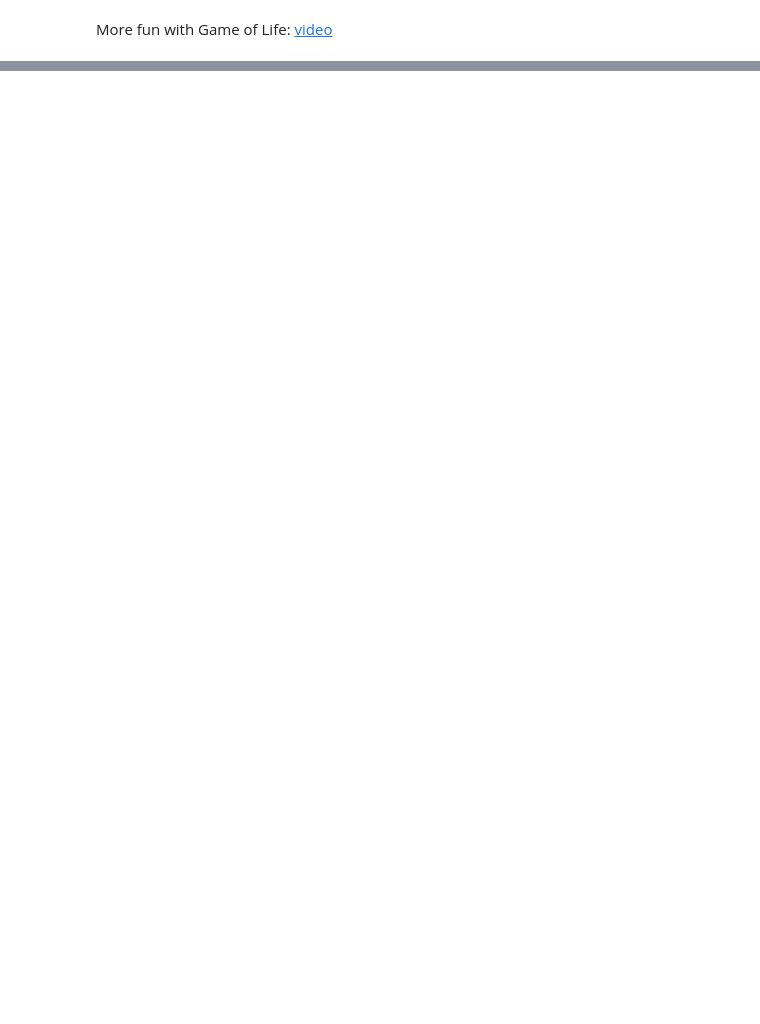
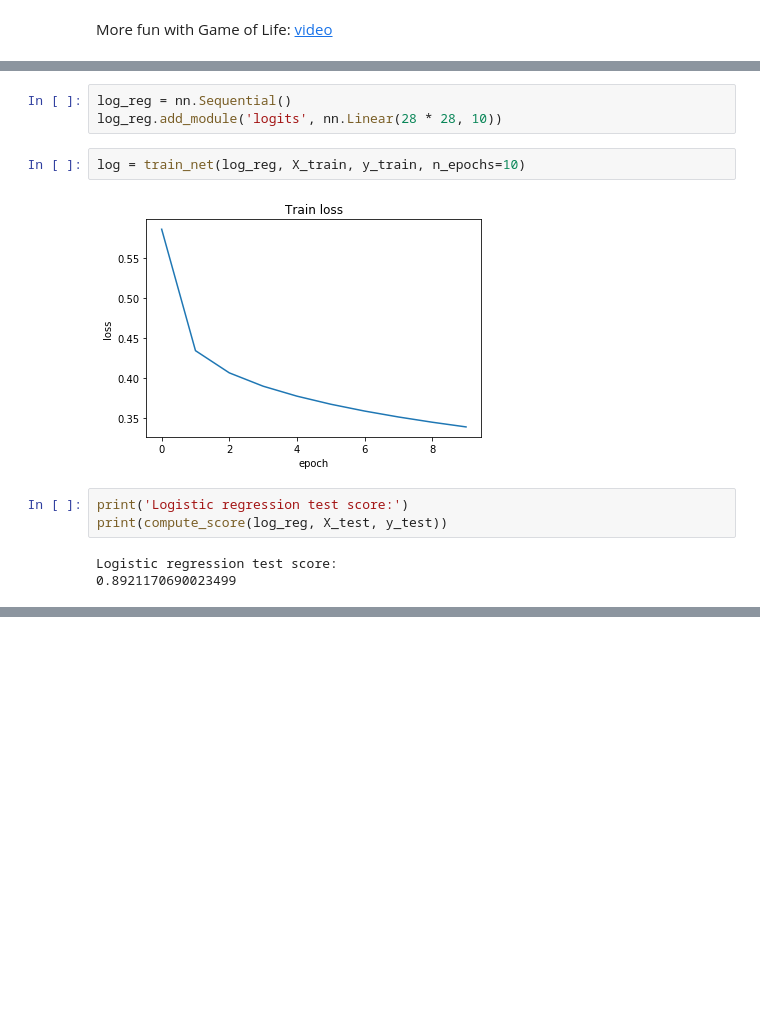
Before and after one commit to kuynzereb/Practical_DL, a Jupyter notebook: homework02/homework_part1.ipynb, the cells around one changed output, grey strips where cells are left out. Drawn from its saved outputs; the diff is of its cells as text; blank space fills up the shorter version.

```diff
--- a/homework02/homework_part1.ipynb
+++ b/homework02/homework_part1.ipynb
@@ -218,0 +316,13 @@ for i in range(20):
+# %%
+log_reg = nn.Sequential()
+log_reg.add_module('logits', nn.Linear(28 * 28, 10))
+# %%
+log = train_net(log_reg, X_train, y_train, n_epochs=10)
+# %% [output]
+[figure, added]
+# %%
+print('Logistic regression test score:')
+print(compute_score(log_reg, X_test, y_test))
+# %% [output]
+Logistic regression test score:
+0.8921170690023499
```
Also changed, not shown: parts of 15 cells of this notebook, 1 other file.
